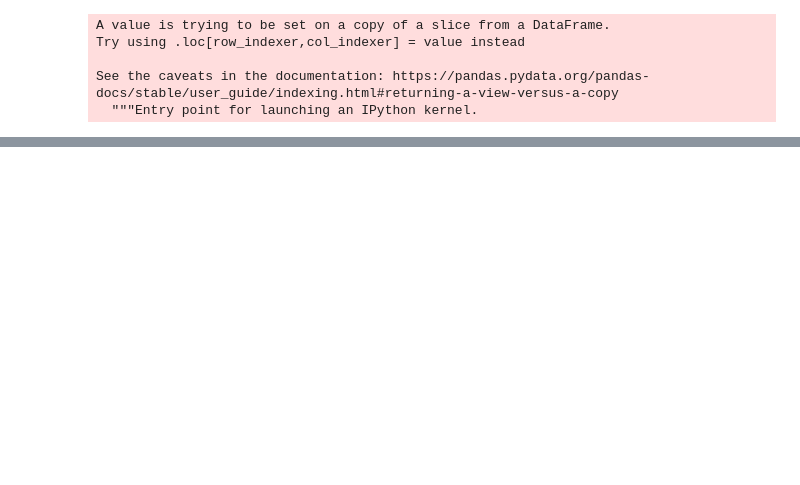
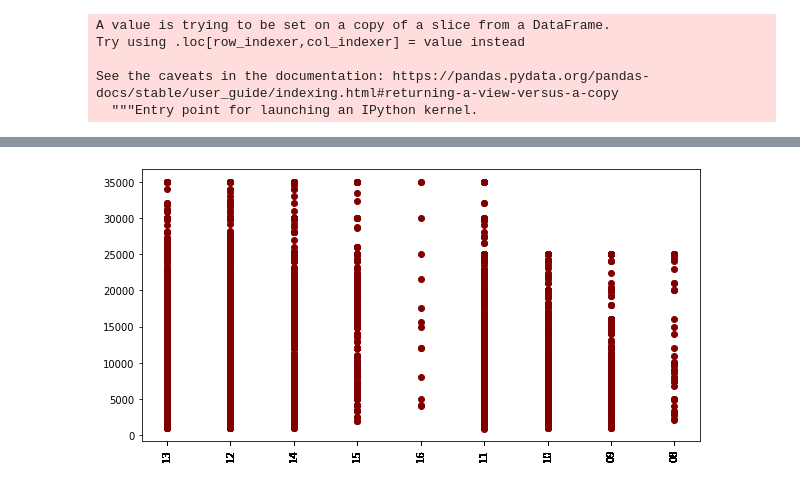
Before and after one commit to vijayzone/LendingClubEDA, a Jupyter notebook: Lending_Club_EDA_Analysis.ipynb, the cells around one changed output, grey strips where cells are left out. Drawn from its saved outputs; the diff is of its cells as text; code cells hidden in the pictures; blank space fills up the shorter version.

```diff
--- a/Lending_Club_EDA_Analysis.ipynb
+++ b/Lending_Club_EDA_Analysis.ipynb
@@ -1407,3 +1361,12 @@ Mar    430
 Nov    426
 Feb    422
 Name: Month_last_pymnt_d, dtype: int64
+# %%
+fig = plt.figure(figsize = (10, 5))
+
+# creating the bar plot
+plt.scatter(Loan_Details_DF['Year_last_pymnt_d'], Loan_Details_DF['loan_amnt'], color ='maroon')
+plt.xticks(Loan_Details_DF['Year_last_pymnt_d'], rotation=90)
+plt.show()
+# %% [output]
+[figure, added]
```
Also changed, not shown: parts of 32 cells of this notebook.
